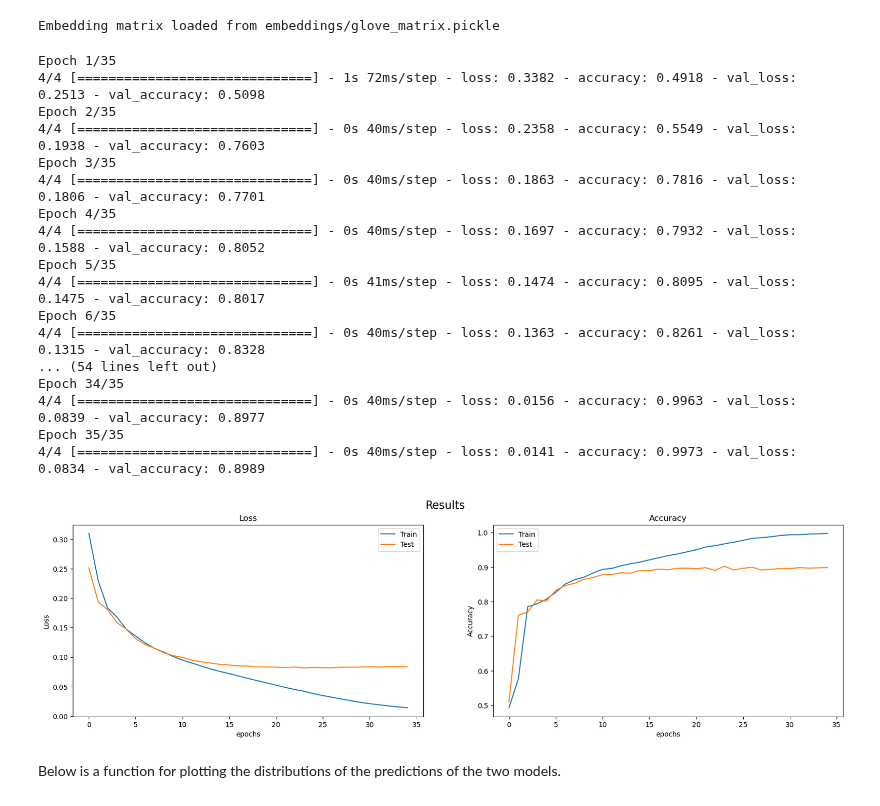
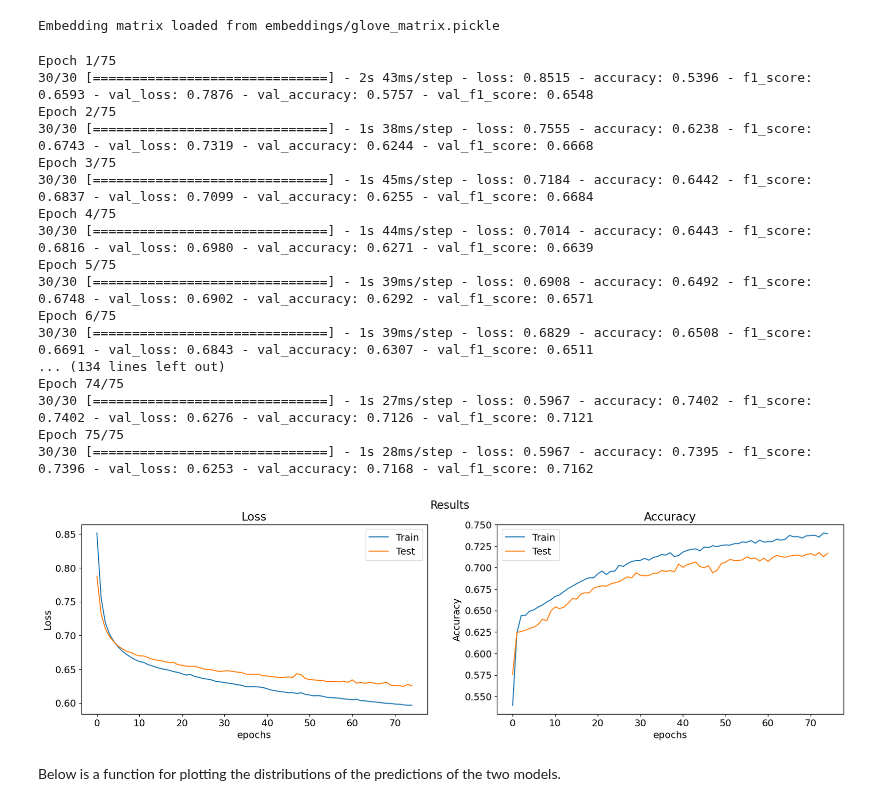
Before and after one commit to EliasLMann/pol-embed-bias, a Jupyter notebook: main.ipynb, the cells around one changed output. Cells and saved outputs as stored; diff of their text form; code cells hidden in the pictures.

```diff
--- a/main.ipynb
+++ b/main.ipynb
@@ -399,27 +399,32 @@ with open(glove_pickle_file, 'rb') as f:
     print(f"Embedding matrix loaded from {glove_pickle_file}")
 # %% [output]
 Embedding matrix loaded from embeddings/glove_matrix.pickle
-# %%
-glove_model = generate_model(glove_embed_matrix)
-glove_model.fit(X_train, y_train, validation_data=(X_test, y_test), batch_size=2048, epochs=35)
-plot_history(glove_model.history.history)
-# %% [output]
-Epoch 1/35
-4/4 [==============================] - 1s 72ms/step - loss: 0.3382 - accuracy: 0.4918 - val_loss: 0.2513 - val_accuracy: 0.5098
-Epoch 2/35
-4/4 [==============================] - 0s 40ms/step - loss: 0.2358 - accuracy: 0.5549 - val_loss: 0.1938 - val_accuracy: 0.7603
-Epoch 3/35
-4/4 [==============================] - 0s 40ms/step - loss: 0.1863 - accuracy: 0.7816 - val_loss: 0.1806 - val_accuracy: 0.7701
-Epoch 4/35
-4/4 [==============================] - 0s 40ms/step - loss: 0.1697 - accuracy: 0.7932 - val_loss: 0.1588 - val_accuracy: 0.8052
-Epoch 5/35
-4/4 [==============================] - 0s 41ms/step - loss: 0.1474 - accuracy: 0.8095 - val_loss: 0.1475 - val_accuracy: 0.8017
-Epoch 6/35
-4/4 [==============================] - 0s 40ms/step - loss: 0.1363 - accuracy: 0.8261 - val_loss: 0.1315 - val_accuracy: 0.8328
-... (54 lines left out)
-Epoch 34/35
-4/4 [==============================] - 0s 40ms/step - loss: 0.0156 - accuracy: 0.9963 - val_loss: 0.0839 - val_accuracy: 0.8977
-Epoch 35/35
-4/4 [==============================] - 0s 40ms/step - loss: 0.0141 - accuracy: 0.9973 - val_loss: 0.0834 - val_accuracy: 0.8989
-[figure, removed]
+# %%
+#generating the model with the numberbatch embedding matrix
+glove_model = EmbedCNN(numberbatch_embed_matrix, l2_lambda=0.01, max_title_len=MAX_TITLE_LEN)
+# build the model
+glove_model.build(input_shape=(None, MAX_TITLE_LEN))
+# compile and fit the model
+glove_model.compile(optimizer='adam', loss=bce, metrics=['accuracy', f1_score])
+glove_model.fit(X_train, y_train, validation_data=(X_test, y_test), batch_size=512, epochs=75, verbose=1)
+plot_history(glove_model.history.history)
+# %% [output]
+Epoch 1/75
+30/30 [==============================] - 2s 43ms/step - loss: 0.8515 - accuracy: 0.5396 - f1_score: 0.6593 - val_loss: 0.7876 - val_accuracy: 0.5757 - val_f1_score: 0.6548
+Epoch 2/75
+30/30 [==============================] - 1s 38ms/step - loss: 0.7555 - accuracy: 0.6238 - f1_score: 0.6743 - val_loss: 0.7319 - val_accuracy: 0.6244 - val_f1_score: 0.6668
+Epoch 3/75
+30/30 [==============================] - 1s 45ms/step - loss: 0.7184 - accuracy: 0.6442 - f1_score: 0.6837 - val_loss: 0.7099 - val_accuracy: 0.6255 - val_f1_score: 0.6684
+Epoch 4/75
+30/30 [==============================] - 1s 44ms/step - loss: 0.7014 - accuracy: 0.6443 - f1_score: 0.6816 - val_loss: 0.6980 - val_accuracy: 0.6271 - val_f1_score: 0.6639
+Epoch 5/75
+30/30 [==============================] - 1s 39ms/step - loss: 0.6908 - accuracy: 0.6492 - f1_score: 0.6748 - val_loss: 0.6902 - val_accuracy: 0.6292 - val_f1_score: 0.6571
+Epoch 6/75
+30/30 [==============================] - 1s 39ms/step - loss: 0.6829 - accuracy: 0.6508 - f1_score: 0.6691 - val_loss: 0.6843 - val_accuracy: 0.6307 - val_f1_score: 0.6511
+... (134 lines left out)
+Epoch 74/75
+30/30 [==============================] - 1s 27ms/step - loss: 0.5967 - accuracy: 0.7402 - f1_score: 0.7402 - val_loss: 0.6276 - val_accuracy: 0.7126 - val_f1_score: 0.7121
+Epoch 75/75
+30/30 [==============================] - 1s 28ms/step - loss: 0.5967 - accuracy: 0.7395 - f1_score: 0.7396 - val_loss: 0.6253 - val_accuracy: 0.7168 - val_f1_score: 0.7162
+[figure, added]
 # %%
```
Also changed, not shown: parts of 8 cells of this notebook, 1 other file.
